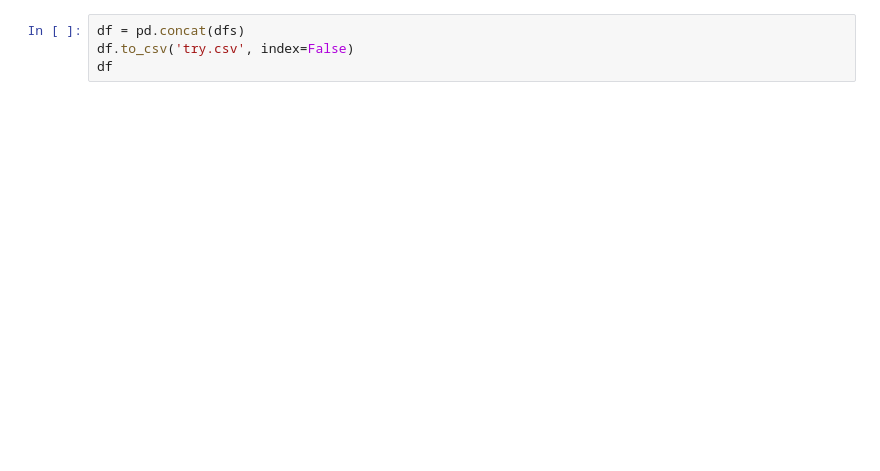
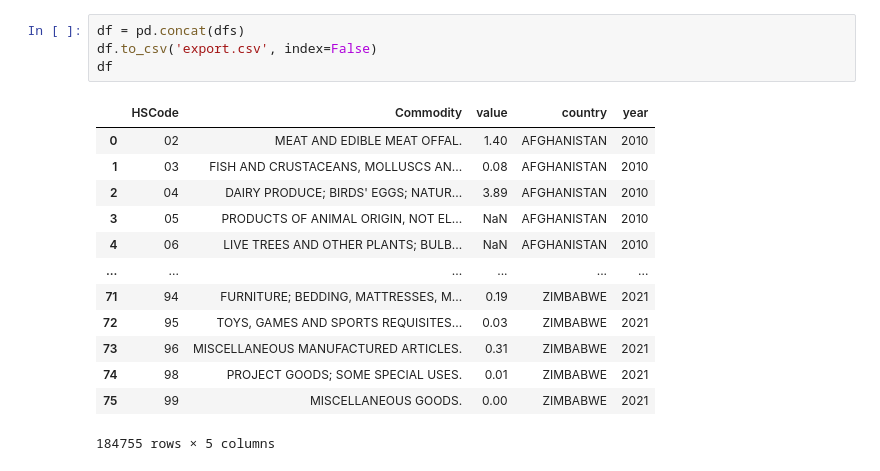
Before and after one commit to lakshyaag/India-Trade-Data, a Jupyter notebook: Export_Data_India_Trade.ipynb, the cells around one changed output. Cells and saved outputs as stored; diff of their text form; blank space fills up the shorter version.

```diff
--- a/Export_Data_India_Trade.ipynb
+++ b/Export_Data_India_Trade.ipynb
@@ -329,4 +334,18 @@ Extracting AUSTRALIA - 2010
 # %%
 df = pd.concat(dfs)
-df.to_csv('try.csv', index=False)
+df.to_csv('export.csv', index=False)
 df
+# %% [output]
+|  | HSCode | Commodity | value | country | year |
+| 0 | 02 | MEAT AND EDIBLE MEAT OFFAL. | 1.40 | AFGHANISTAN | 2010 |
+| 1 | 03 | FISH AND CRUSTACEANS, MOLLUSCS AN... | 0.08 | AFGHANISTAN | 2010 |
+| 2 | 04 | DAIRY PRODUCE; BIRDS' EGGS; NATUR... | 3.89 | AFGHANISTAN | 2010 |
+| 3 | 05 | PRODUCTS OF ANIMAL ORIGIN, NOT EL... | NaN | AFGHANISTAN | 2010 |
+| 4 | 06 | LIVE TREES AND OTHER PLANTS; BULB... | NaN | AFGHANISTAN | 2010 |
+| ... | ... | ... | ... | ... | ... |
+| 71 | 94 | FURNITURE; BEDDING, MATTRESSES, M... | 0.19 | ZIMBABWE | 2021 |
+| 72 | 95 | TOYS, GAMES AND SPORTS REQUISITES... | 0.03 | ZIMBABWE | 2021 |
+| 73 | 96 | MISCELLANEOUS MANUFACTURED ARTICLES. | 0.31 | ZIMBABWE | 2021 |
+| 74 | 98 | PROJECT GOODS; SOME SPECIAL USES. | 0.01 | ZIMBABWE | 2021 |
+| 75 | 99 | MISCELLANEOUS GOODS. | 0.00 | ZIMBABWE | 2021 |
+184755 rows × 5 columns
```
Also changed, not shown: parts of 4 cells of this notebook.
